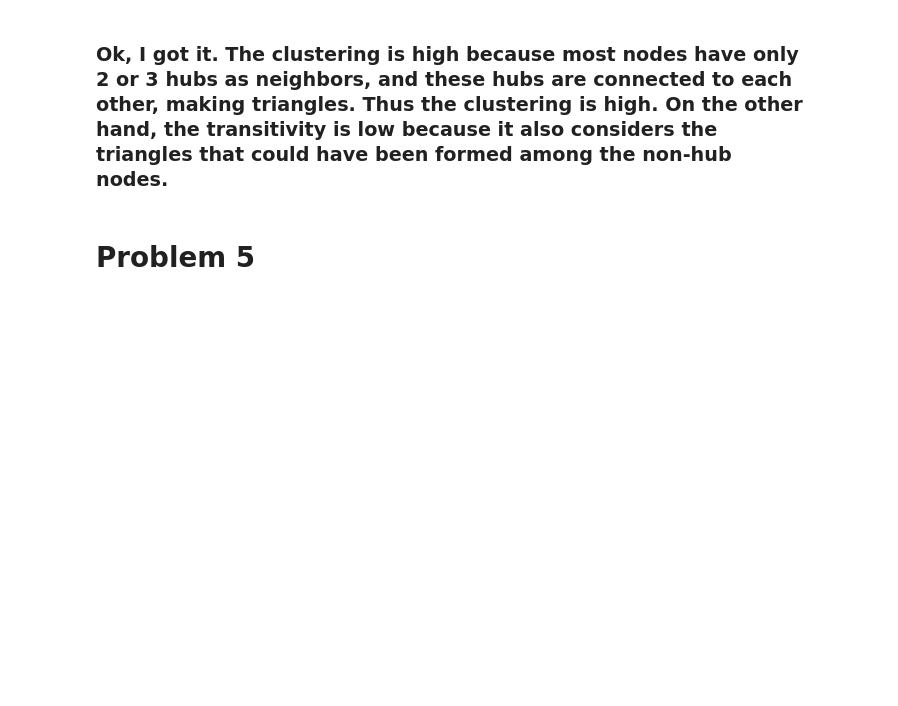
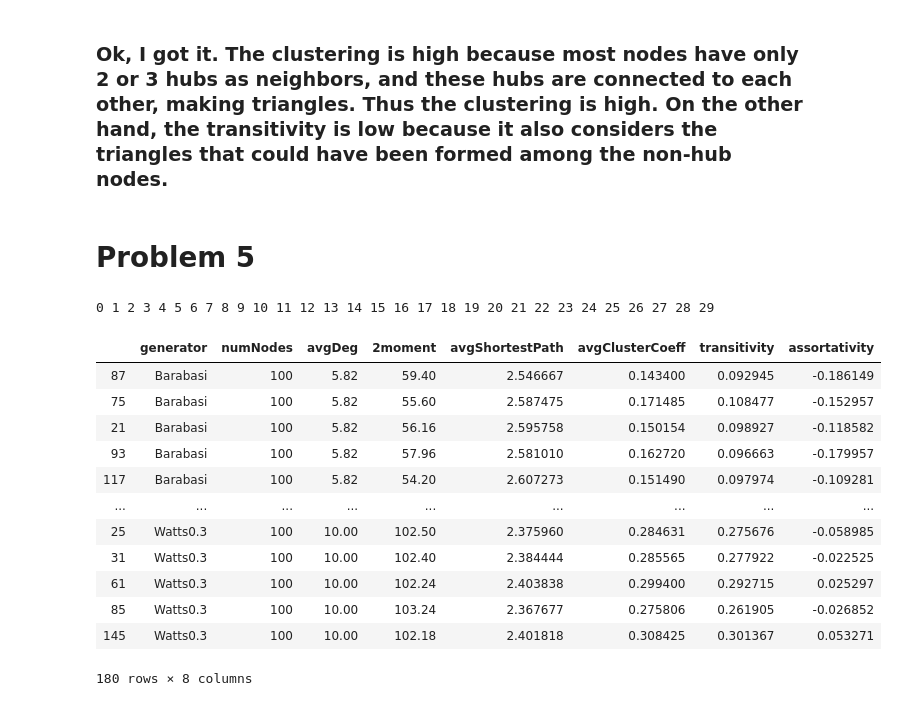
Before and after one commit to matheushjs/sandbox, a Jupyter notebook: complex_nets/lista3.ipynb, the cells around one changed output. Saved outputs shown, nothing was run; the diff lists cells and outputs as text; code cells hidden in the pictures; blank space fills up the shorter version.

```diff
--- a/complex_nets/lista3.ipynb
+++ b/complex_nets/lista3.ipynb
@@ -682,3 +682,75 @@ nx.draw_shell(G, with_labels=False, node_size=15)
 ### Ok, I got it. The clustering is high because most nodes have only 2 or 3 hubs as neighbors, and these hubs are connected to each other, making triangles. Thus the clustering is high. On the other hand, the transitivity is low because it also considers the triangles that could have been formed among the non-hub nodes.
 # %% [markdown]
 # Problem 5
+# %%
+results = {
+    "generator": [],
+    "numNodes": [],
+    "avgDeg": [],
+    "2moment": [],
+    "avgShortestPath": [],
+    "avgClusterCoeff": [],
+    "transitivity": [],
+    "assortativity": []
+}
+
+def addResult(G, generator):
+    results["generator"].append(generator)
+    results["numNodes"].append(len(G.nodes))
+
+    degs = np.array(getVals(G.degree))
+    histX = np.arange(0, np.max(degs) + 1)
+    histY = [ np.sum(degs == i) for i in histX ]
+    histY = histY / np.sum(histY) # normalize
+    moment1 = np.sum([ x*p      for x, p in zip(histX, histY) ])
+    moment2 = np.sum([ (x**2)*p for x, p in zip(histX, histY) ])
+    results["avgDeg"].append(moment1)
+    results["2moment"].append(moment2)
+
+    component = max(nx.components.connected_component_subgraphs(G), key=len)
+    results["avgShortestPath"].append(nx.average_shortest_path_length(component))
+
+    results["avgClusterCoeff"].append(nx.average_clustering(G))
+    results["transitivity"].append(nx.transitivity(G))
+    results["assortativity"].append(nx.assortativity.degree_assortativity_coefficient(G))
+
+for i in range(30):
+    print(i, end=" ")
+    G1 = graph(100, 3, 2.5)
+    G2 = nx.generators.watts_strogatz_graph(100, 10, 0.3, seed=72+i)
+    G3 = nx.generators.watts_strogatz_graph(100, 10, 0.01, seed=72+i)
+    G4 = nx.generators.barabasi_albert_graph(100, 3, seed=72+i)
+
+    seq = sorted(np.int32(np.round(nx.utils.powerlaw_sequence(100, 3))))
+    if np.sum(seq)%2 == 1:
+        seq[-1] += 1
+
+    G5 = nx.Graph(nx.configuration_model(seq))
+    G6 = nx.generators.erdos_renyi_graph(100, 0.25)
+
+    addResult(G1, "Non-linear Barabasi 2.5")
+    addResult(G2, "Watts0.3")
+    addResult(G3, "Watts0.01")
+    addResult(G4, "Barabasi")
+    addResult(G5, "Configuration Model")
+    addResult(G6, "Erdos Renyi")
+
+
+df = pd.DataFrame(results)
+df = df.sort_values("generator")
+df
+# %% [output]
+0 1 2 3 4 5 6 7 8 9 10 11 12 13 14 15 16 17 18 19 20 21 22 23 24 25 26 27 28 29
+|  | generator | numNodes | avgDeg | 2moment | avgShortestPath | avgClusterCoeff | transitivity | assortativity |
+| 87 | Barabasi | 100 | 5.82 | 59.40 | 2.546667 | 0.143400 | 0.092945 | -0.186149 |
+| 75 | Barabasi | 100 | 5.82 | 55.60 | 2.587475 | 0.171485 | 0.108477 | -0.152957 |
+| 21 | Barabasi | 100 | 5.82 | 56.16 | 2.595758 | 0.150154 | 0.098927 | -0.118582 |
+| 93 | Barabasi | 100 | 5.82 | 57.96 | 2.581010 | 0.162720 | 0.096663 | -0.179957 |
+| 117 | Barabasi | 100 | 5.82 | 54.20 | 2.607273 | 0.151490 | 0.097974 | -0.109281 |
+| ... | ... | ... | ... | ... | ... | ... | ... | ... |
+| 25 | Watts0.3 | 100 | 10.00 | 102.50 | 2.375960 | 0.284631 | 0.275676 | -0.058985 |
+| 31 | Watts0.3 | 100 | 10.00 | 102.40 | 2.384444 | 0.285565 | 0.277922 | -0.022525 |
+| 61 | Watts0.3 | 100 | 10.00 | 102.24 | 2.403838 | 0.299400 | 0.292715 | 0.025297 |
+| 85 | Watts0.3 | 100 | 10.00 | 103.24 | 2.367677 | 0.275806 | 0.261905 | -0.026852 |
+| 145 | Watts0.3 | 100 | 10.00 | 102.18 | 2.401818 | 0.308425 | 0.301367 | 0.053271 |
+180 rows × 8 columns
```
Also changed, not shown: parts of 7 cells of this notebook.
